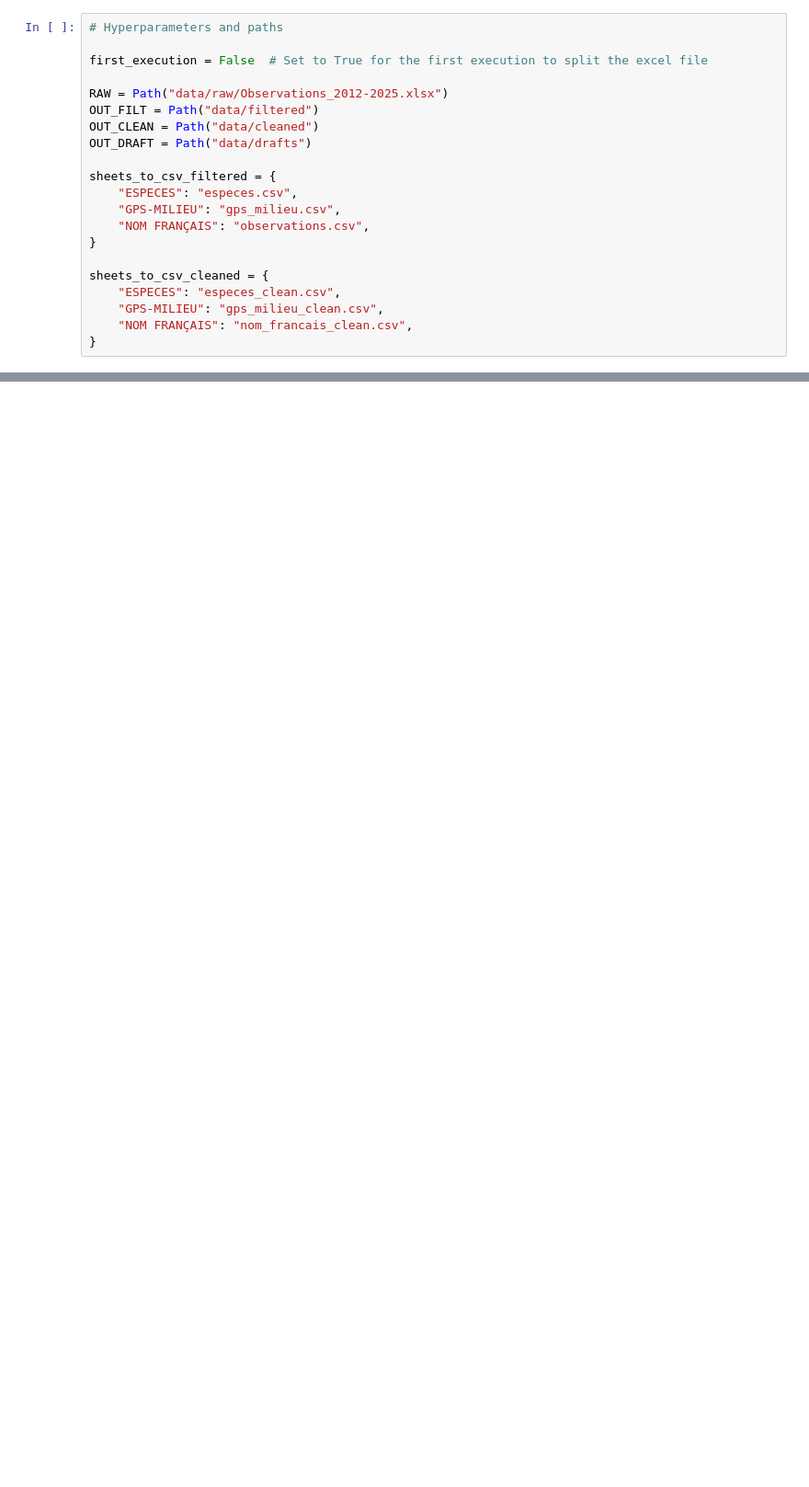
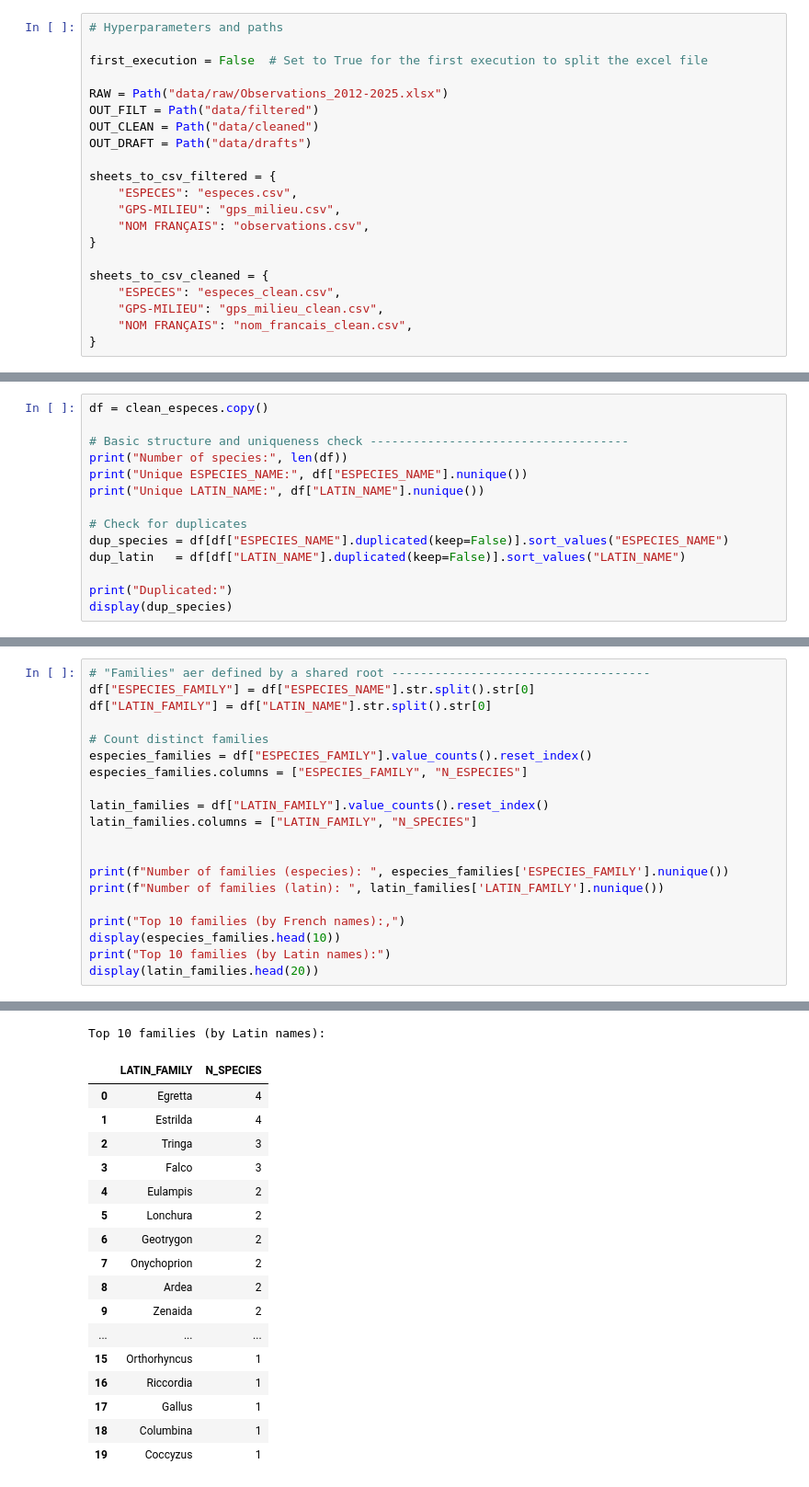
Before and after one commit to vladihnat/birds-biodiversity, a Jupyter notebook: main.ipynb, the cells around one changed output, grey strips where cells are left out. Shown at 92% size. Cells and saved outputs as stored; diff of their text form; blank space fills up the shorter version.

```diff
--- a/main.ipynb
+++ b/main.ipynb
@@ -64,0 +96,14 @@ else:
+# %%
+df = clean_especes.copy()
+
+# Basic structure and uniqueness check ------------------------------------
+print("Number of species:", len(df))
+print("Unique ESPECIES_NAME:", df["ESPECIES_NAME"].nunique())
+print("Unique LATIN_NAME:", df["LATIN_NAME"].nunique())
+
+# Check for duplicates
+dup_species = df[df["ESPECIES_NAME"].duplicated(keep=False)].sort_values("ESPECIES_NAME")
+dup_latin   = df[df["LATIN_NAME"].duplicated(keep=False)].sort_values("LATIN_NAME")
+
+print("Duplicated:")
+display(dup_species)
@@ -64,0 +118,21 @@ else:
+# %%
+# "Families" aer defined by a shared root ------------------------------------
+df["ESPECIES_FAMILY"] = df["ESPECIES_NAME"].str.split().str[0]
+df["LATIN_FAMILY"] = df["LATIN_NAME"].str.split().str[0]
+
+# Count distinct families
+especies_families = df["ESPECIES_FAMILY"].value_counts().reset_index()
+especies_families.columns = ["ESPECIES_FAMILY", "N_ESPECIES"]
+
+latin_families = df["LATIN_FAMILY"].value_counts().reset_index()
+latin_families.columns = ["LATIN_FAMILY", "N_SPECIES"]
+
+
+print(f"Number of families (especies): ", especies_families['ESPECIES_FAMILY'].nunique())
+print(f"Number of families (latin): ", latin_families['LATIN_FAMILY'].nunique())
+
+print("Top 10 families (by French names):,")
+display(especies_families.head(10))
+print("Top 10 families (by Latin names):")
+display(latin_families.head(20))
+# %% [output]
@@ -64,0 +153,18 @@ else:
+Top 10 families (by Latin names):
+|  | LATIN_FAMILY | N_SPECIES |
+| 0 | Egretta | 4 |
+| 1 | Estrilda | 4 |
+| 2 | Tringa | 3 |
+| 3 | Falco | 3 |
+| 4 | Eulampis | 2 |
+| 5 | Lonchura | 2 |
+| 6 | Geotrygon | 2 |
+| 7 | Onychoprion | 2 |
+| 8 | Ardea | 2 |
+| 9 | Zenaida | 2 |
+| ... | ... | ... |
+| 15 | Orthorhyncus | 1 |
+| 16 | Riccordia | 1 |
+| 17 | Gallus | 1 |
+| 18 | Columbina | 1 |
+| 19 | Coccyzus | 1 |
```
Also changed, not shown: parts of 18 cells of this notebook.
